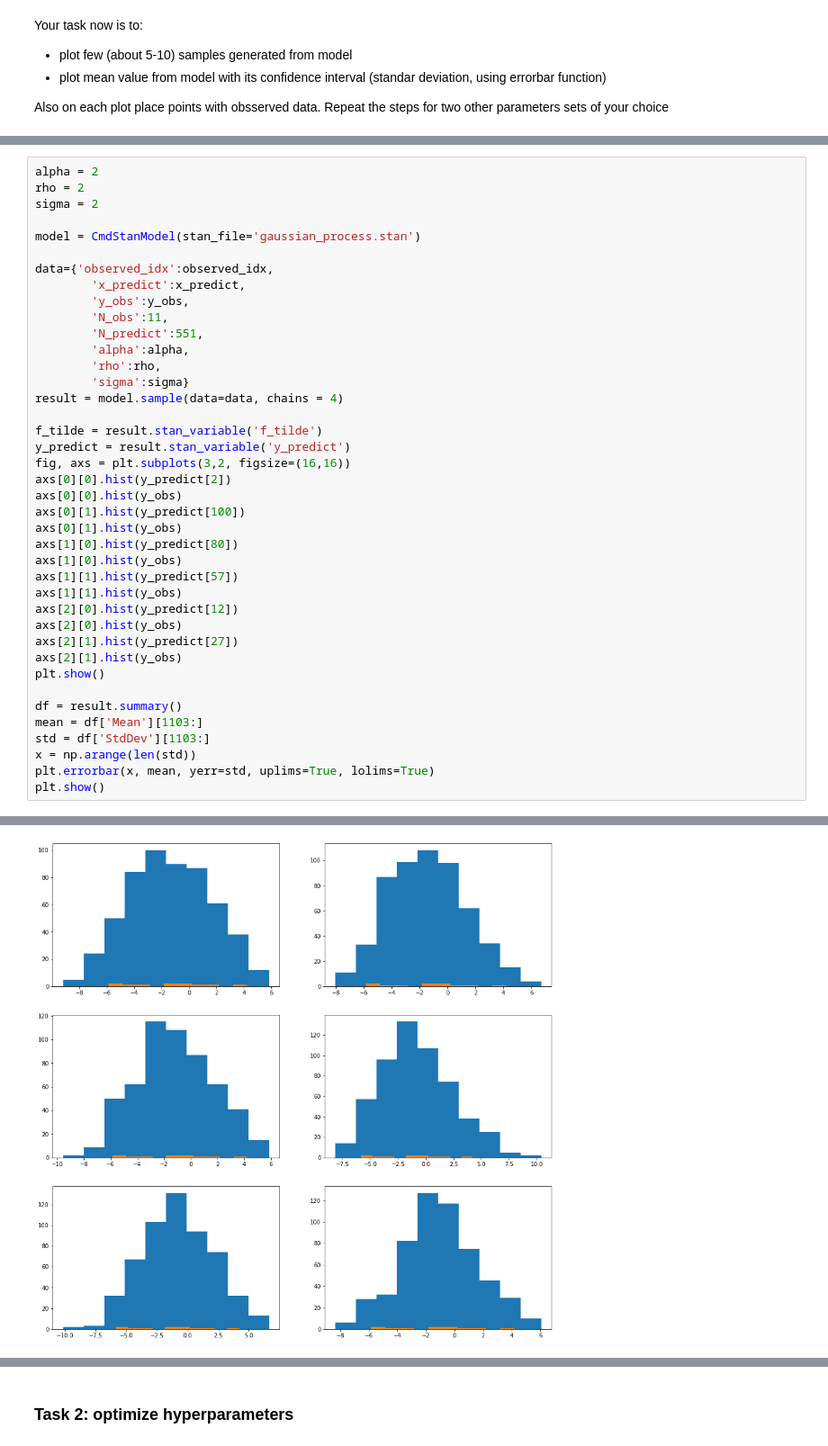
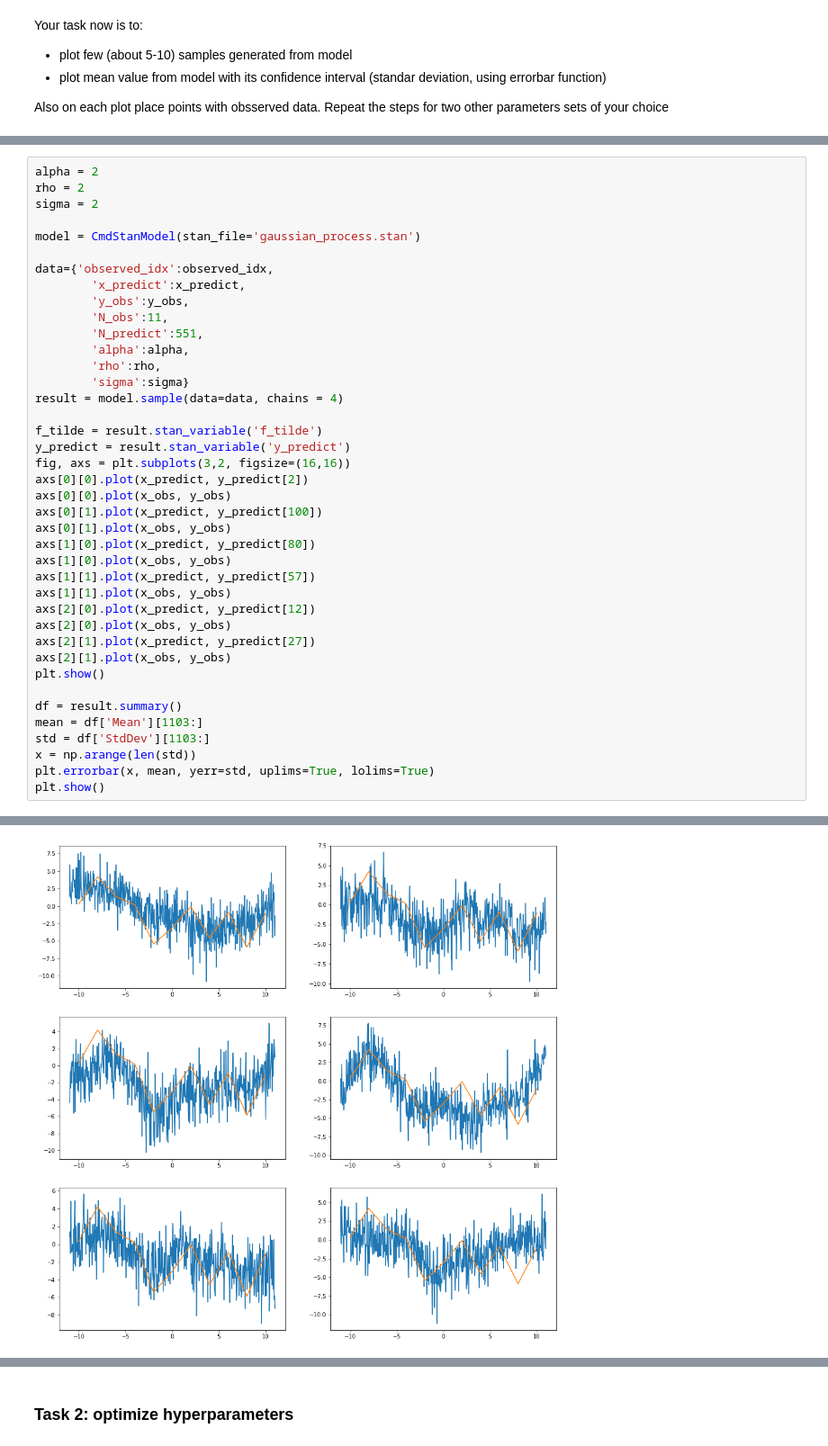
Before and after one commit to nsak99/DataAnalytics2022, a Jupyter notebook: lab 6/Lab6.ipynb, the cells around one changed output, grey strips where cells are left out. Shown at 90% size. Cells and saved outputs as stored; diff of their text form.

```diff
--- a/lab 6/Lab6.ipynb
+++ b/lab 6/Lab6.ipynb
@@ -163,18 +163,18 @@ result = model.sample(data=data, chains = 4)
 f_tilde = result.stan_variable('f_tilde')
 y_predict = result.stan_variable('y_predict')
 fig, axs = plt.subplots(3,2, figsize=(16,16))
-axs[0][0].hist(y_predict[2])
-axs[0][0].hist(y_obs)
-axs[0][1].hist(y_predict[100])
-axs[0][1].hist(y_obs)
-axs[1][0].hist(y_predict[80])
-axs[1][0].hist(y_obs)
-axs[1][1].hist(y_predict[57])
-axs[1][1].hist(y_obs)
-axs[2][0].hist(y_predict[12])
-axs[2][0].hist(y_obs)
-axs[2][1].hist(y_predict[27])
-axs[2][1].hist(y_obs)
+axs[0][0].plot(x_predict, y_predict[2])
+axs[0][0].plot(x_obs, y_obs)
+axs[0][1].plot(x_predict, y_predict[100])
+axs[0][1].plot(x_obs, y_obs)
+axs[1][0].plot(x_predict, y_predict[80])
+axs[1][0].plot(x_obs, y_obs)
+axs[1][1].plot(x_predict, y_predict[57])
+axs[1][1].plot(x_obs, y_obs)
+axs[2][0].plot(x_predict, y_predict[12])
+axs[2][0].plot(x_obs, y_obs)
+axs[2][1].plot(x_predict, y_predict[27])
+axs[2][1].plot(x_obs, y_obs)
 plt.show()
 
 df = result.summary()
@@ -204,2 +204,2 @@ chain 4 |██████████| 00:47 Sampling completed
 INFO:cmdstanpy:CmdStan done processing.
-[figure, old version]
+[figure, new version]
```
Also changed, not shown: parts of 6 cells of this notebook, 5 other files.
